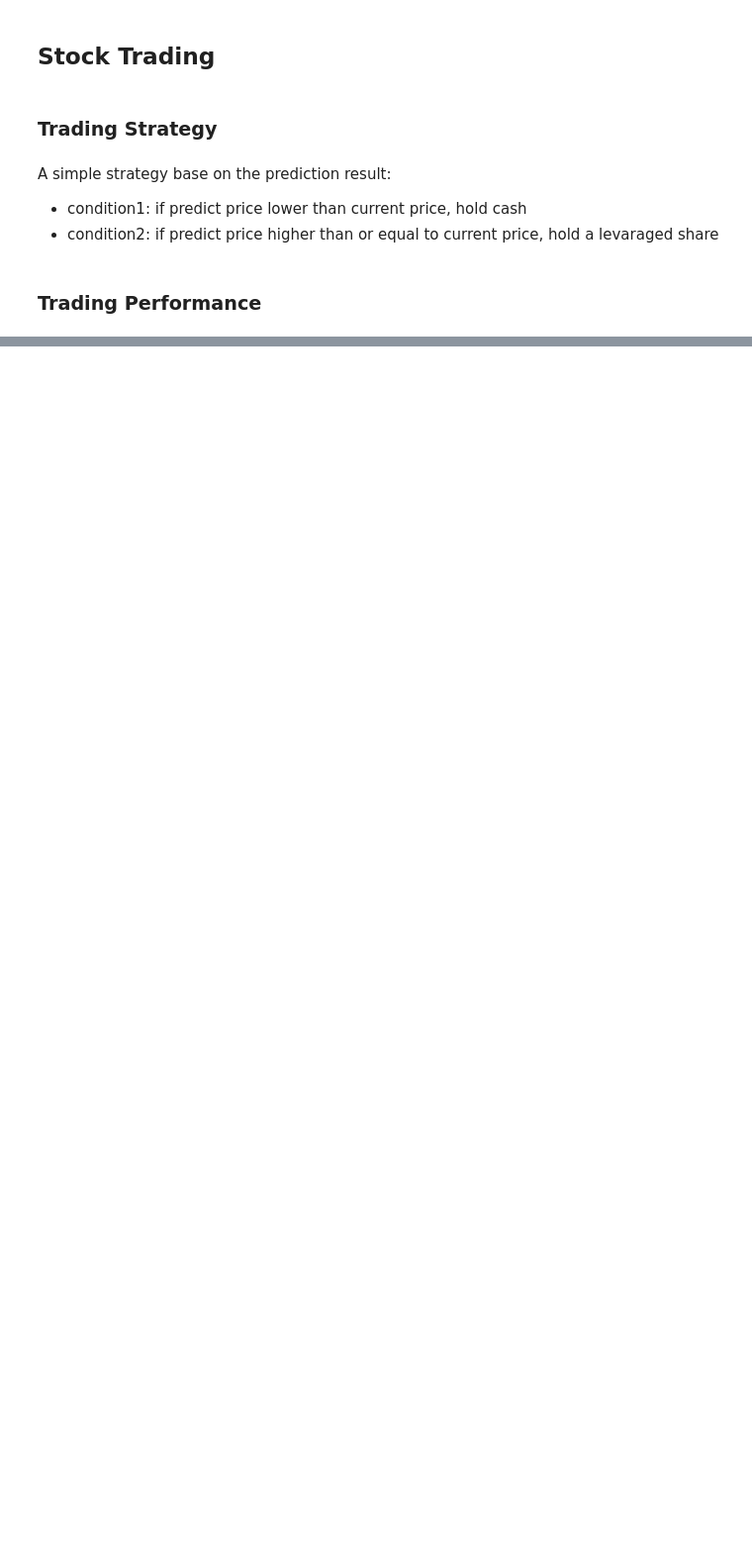
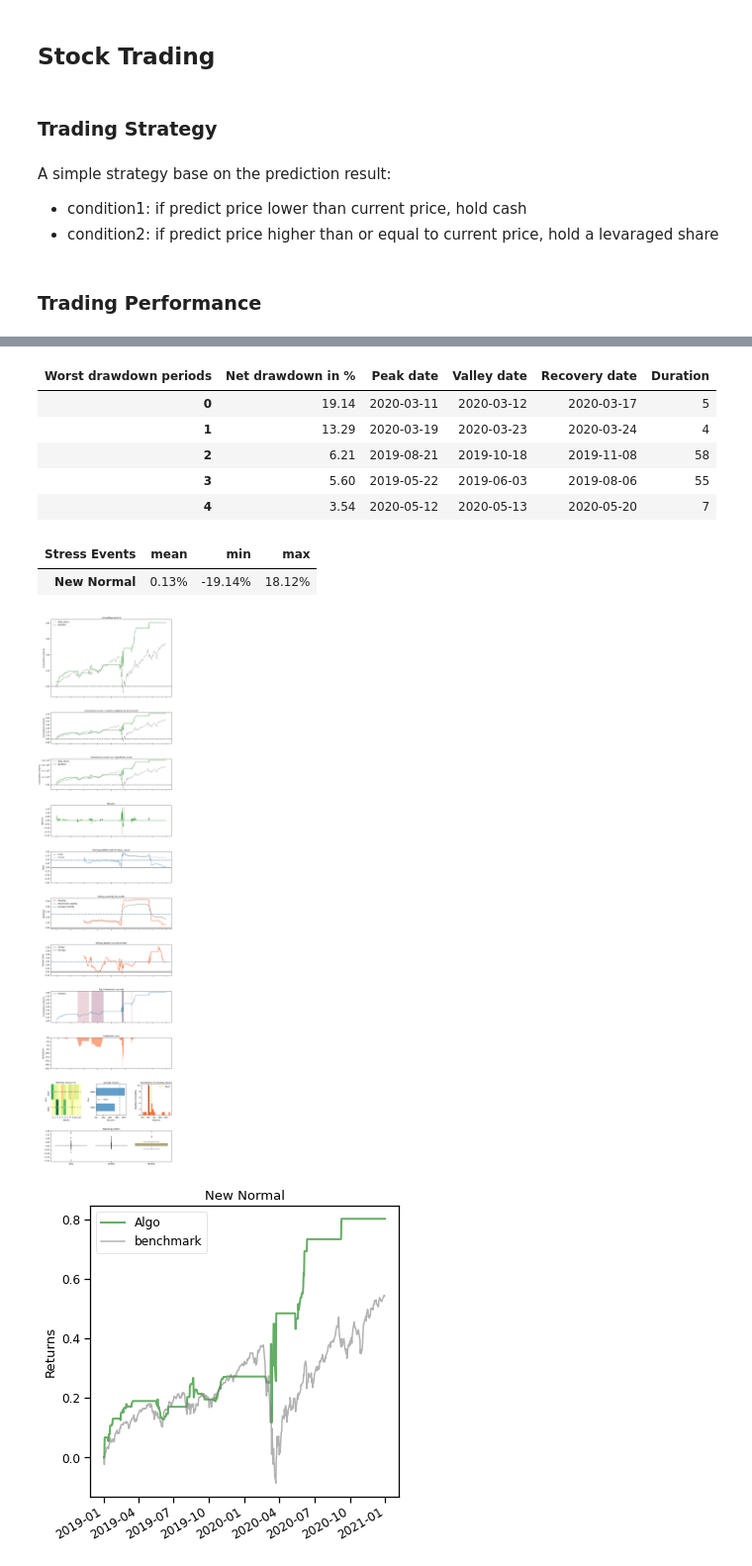
Before and after one commit to BichengWang/RL_stock_trading, a Jupyter notebook: LSTM_prediction.ipynb, the cells around one changed output, grey strips where cells are left out. Shown at 99% size. Saved outputs shown, nothing was run; the diff lists cells and outputs as text; code cells hidden in the pictures; blank space fills up the shorter version.

```diff
--- a/LSTM_prediction.ipynb
+++ b/LSTM_prediction.ipynb
@@ -766,0 +769,5 @@ Shape of DataFrame:  (504, 8)
+# %%
+backtest_spy = SPY[len(x_train) + input_width + shift - 1 :].copy()
+backtest_spy['account_value']=records_leverage_1
+backtest_plot(backtest_spy, baseline_ticker = 'SPY', baseline_start = '2019-01-02', baseline_end = '2020-12-31')
+# %% [output]
@@ -766,0 +795,10 @@ Shape of DataFrame:  (504, 8)
+| Worst drawdown periods | Net drawdown in % | Peak date | Valley date | Recovery date | Duration |
+| 0 | 19.14 | 2020-03-11 | 2020-03-12 | 2020-03-17 | 5 |
+| 1 | 13.29 | 2020-03-19 | 2020-03-23 | 2020-03-24 | 4 |
+| 2 | 6.21 | 2019-08-21 | 2019-10-18 | 2019-11-08 | 58 |
+| 3 | 5.60 | 2019-05-22 | 2019-06-03 | 2019-08-06 | 55 |
+| 4 | 3.54 | 2020-05-12 | 2020-05-13 | 2020-05-20 | 7 |
+| Stress Events | mean | min | max |
+| New Normal | 0.13% | -19.14% | 18.12% |
+[figure, added]
+[figure, added]
```
Also changed, not shown: parts of 29 cells of this notebook.
